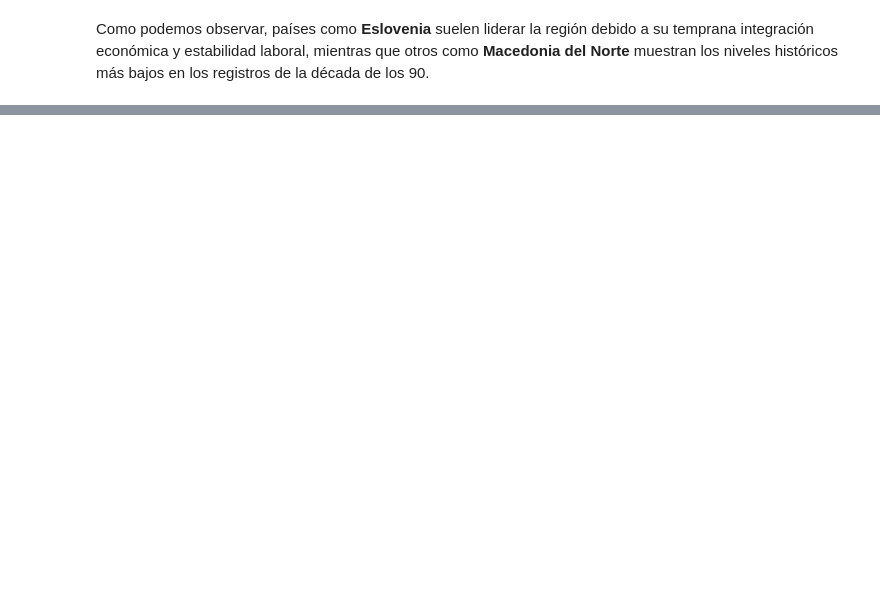
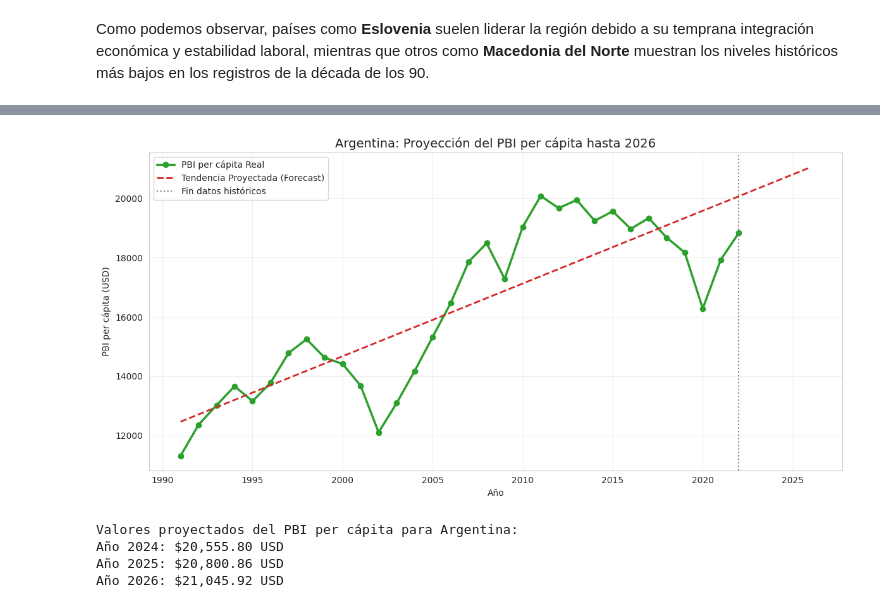
Before and after one commit to lucianoyllarreta/CLASE_CIENCIA_DATOS_I, a Jupyter notebook: LOS 4 FANTÁSTICOS/ SCORING.ipynb, the cells around one changed output, grey strips where cells are left out. Saved outputs shown, nothing was run; the diff lists cells and outputs as text; code cells hidden in the pictures; blank space fills up the shorter version.

```diff
--- a/LOS 4 FANTÁSTICOS/ SCORING.ipynb
+++ b/LOS 4 FANTÁSTICOS/ SCORING.ipynb
@@ -2946,0 +537,51 @@ Confirm the completion of the regional resilience GIF and ask the user if they w
+# %%
+import numpy as np
+from sklearn.linear_model import LinearRegression
+import matplotlib.pyplot as plt
+import pandas as pd
+
+# 1. Preparar datos de PBI per cápita para Argentina
+df_arg_gdp = df[df['country'] == 'Argentina'].dropna(subset=['gdp_per_capita']).sort_values('year')
+
+# 2. Entrenar el modelo con la tendencia histórica
+X_gdp = df_arg_gdp[['year']]
+y_gdp = df_arg_gdp['gdp_per_capita']
+
+model_gdp_final = LinearRegression()
+model_gdp_final.fit(X_gdp, y_gdp)
+
+# 3. Generar Previsión hasta 2026
+years_range = np.arange(1991, 2027).reshape(-1, 1)
+gdp_forecast_final = model_gdp_final.predict(years_range)
+
+# 4. Visualización
+plt.figure(figsize=(12, 6))
+
+# Realidad
+plt.plot(df_arg_gdp['year'], df_arg_gdp['gdp_per_capita'], label='PBI per cápita Real', color='#2ca02c', marker='o', linewidth=2.5)
+
+# Previsión
+plt.plot(years_range, gdp_forecast_final, label='Tendencia Proyectada (Forecast)', color='#d62728', linestyle='--', linewidth=2)
+
+plt.title('Argentina: Proyección del PBI per cápita hasta 2026', fontsize=14)
+plt.xlabel('Año')
+plt.ylabel('PBI per cápita (USD)')
+plt.axvline(x=2022, color='gray', linestyle=':', label='Fin datos históricos')
+plt.legend()
+plt.grid(True, alpha=0.3)
+plt.tight_layout()
+plt.show()
+
+# 5. Resultados numéricos específicos para el usuario
+future_years_list = [2024, 2025, 2026]
+future_preds = model_gdp_final.predict(np.array(future_years_list).reshape(-1, 1))
+
+print("Valores proyectados del PBI per cápita para Argentina:")
+for yr, val in zip(future_years_list, future_preds):
+    print(f"Año {yr}: ${val:,.2f} USD")
+# %% [output]
+[figure, added]
+Valores proyectados del PBI per cápita para Argentina:
+Año 2024: $20,555.80 USD
+Año 2025: $20,800.86 USD
+Año 2026: $21,045.92 USD
```
Also changed, not shown: parts of 144 cells of this notebook.
